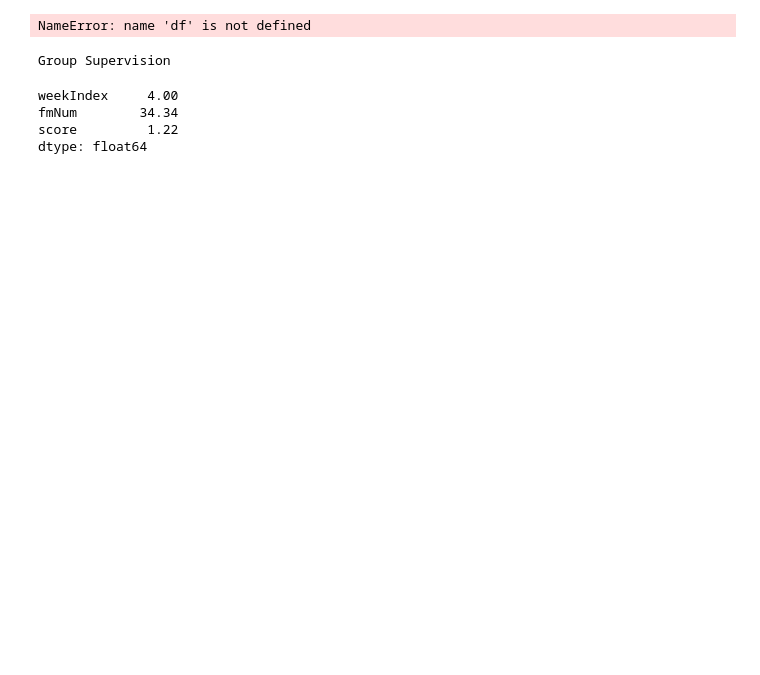
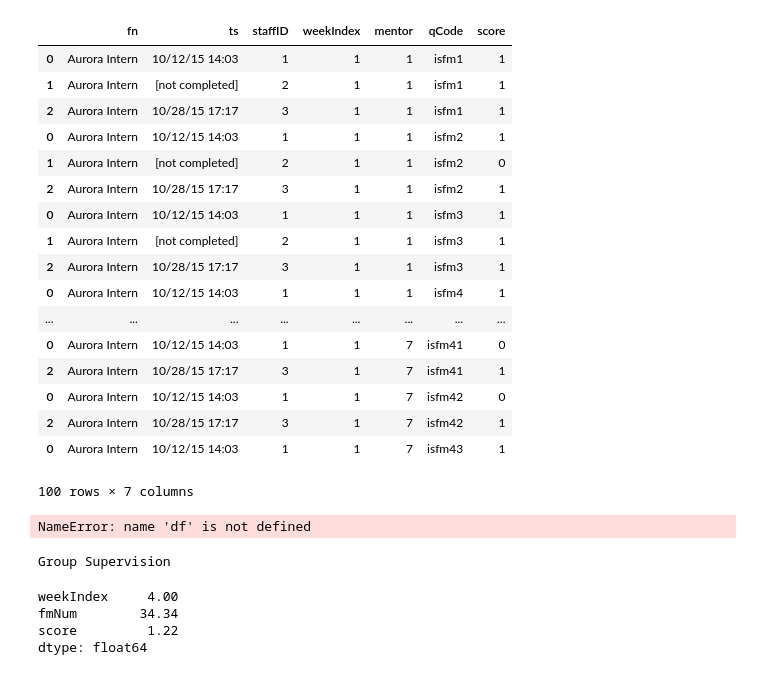
Before and after one commit to TheAdamEvans/KatieClean, a Jupyter notebook: clearning.ipynb, the cells around one changed output. Cells and saved outputs as stored; diff of their text form; code cells hidden in the pictures; blank space fills up the shorter version.

```diff
--- a/clearning.ipynb
+++ b/clearning.ipynb
@@ -41,3 +0,0 @@ print mentor
-# %%
-entry = ['qt','','','']
-set(entry[1:])=={''}
@@ -46,3 +0,0 @@ set(entry[1:])=={''}
-# %%
-qCode = 'sjhgfbwrjsht63x'
-re.search('(\d+)',qCode).group(0)
@@ -153,12 +89,22 @@ def readStudy(pathToData, csv_filename):
 # %%
+import numpy as np
+import pandas as pd
+
+# Location of the csv(s) for analysis
+pathToData  = '/Users/adam.evans/Desktop/KatieCleanGit/'
+filename = ['Chicago Intern.csv', 'Aurora Group.csv', 'Chicago Intern.csv', 'Aurora Intern.csv']
+
 # normalize data
-obs = readStudy(pathToData, filename)
+obs = pd.DataFrame()
+for fn in filename:
+    this_study = readStudy(pathToData, fn)
+    obs = this_study.append(obs)
 
-# print raw data
-obs.to_csv(pathToData+'all_obs.csv')
+# print all data
+obs.to_csv(pathToData+'obs.csv', index = False)
 
 # filter to rows with scores in them
-numericOnly = obs['score'].isin(['3','4','5'])
-obsNUM = obs[numericOnly]
-obsNUM.to_csv(pathToData+'num_obs.csv')
+# numericOnly = obs['score'].isin(['3','4','5'])
+# obsNUM = obs[numericOnly]
+# obsNUM.to_csv(pathToData+'num_obs.csv',, index = False)
 # %% [output]
@@ -168,3 +128,24 @@ TypeError: cannot concatenate 'str' and 'tuple' objects
+# %%
+obs.head(100)
+# %% [output]
+|  | fn | ts | staffID | weekIndex | mentor | qCode | score |
+| 0 | Aurora Intern | 10/12/15 14:03 | 1 | 1 | 1 | isfm1 | 1 |
+| 1 | Aurora Intern | [not completed] | 2 | 1 | 1 | isfm1 | 1 |
+| 2 | Aurora Intern | 10/28/15 17:17 | 3 | 1 | 1 | isfm1 | 1 |
+| 0 | Aurora Intern | 10/12/15 14:03 | 1 | 1 | 1 | isfm2 | 1 |
+| 1 | Aurora Intern | [not completed] | 2 | 1 | 1 | isfm2 | 0 |
+| 2 | Aurora Intern | 10/28/15 17:17 | 3 | 1 | 1 | isfm2 | 1 |
+| 0 | Aurora Intern | 10/12/15 14:03 | 1 | 1 | 1 | isfm3 | 1 |
+| 1 | Aurora Intern | [not completed] | 2 | 1 | 1 | isfm3 | 1 |
+| 2 | Aurora Intern | 10/28/15 17:17 | 3 | 1 | 1 | isfm3 | 1 |
+| 0 | Aurora Intern | 10/12/15 14:03 | 1 | 1 | 1 | isfm4 | 1 |
+| ... | ... | ... | ... | ... | ... | ... | ... |
+| 0 | Aurora Intern | 10/12/15 14:03 | 1 | 1 | 7 | isfm41 | 0 |
+| 2 | Aurora Intern | 10/28/15 17:17 | 3 | 1 | 7 | isfm41 | 1 |
+| 0 | Aurora Intern | 10/12/15 14:03 | 1 | 1 | 7 | isfm42 | 0 |
+| 2 | Aurora Intern | 10/28/15 17:17 | 3 | 1 | 7 | isfm42 | 1 |
+| 0 | Aurora Intern | 10/12/15 14:03 | 1 | 1 | 7 | isfm43 | 1 |
+100 rows × 7 columns
 # %%
 scoreFreq = df['score'].value_counts()
 print scoreFreq.sort_index()
```
Also changed, not shown: parts of 20 cells of this notebook.
